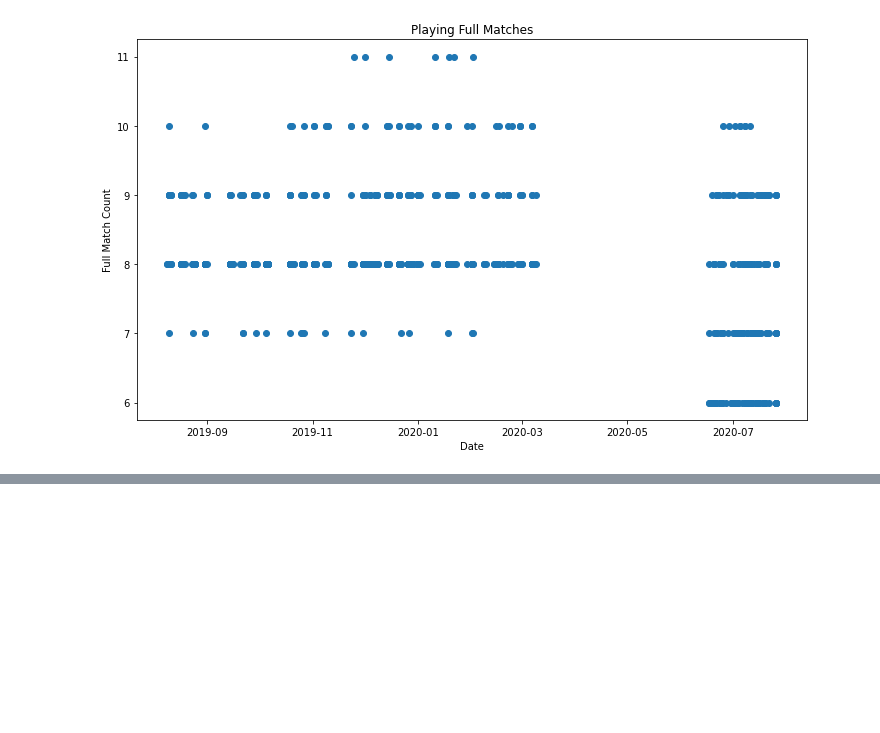
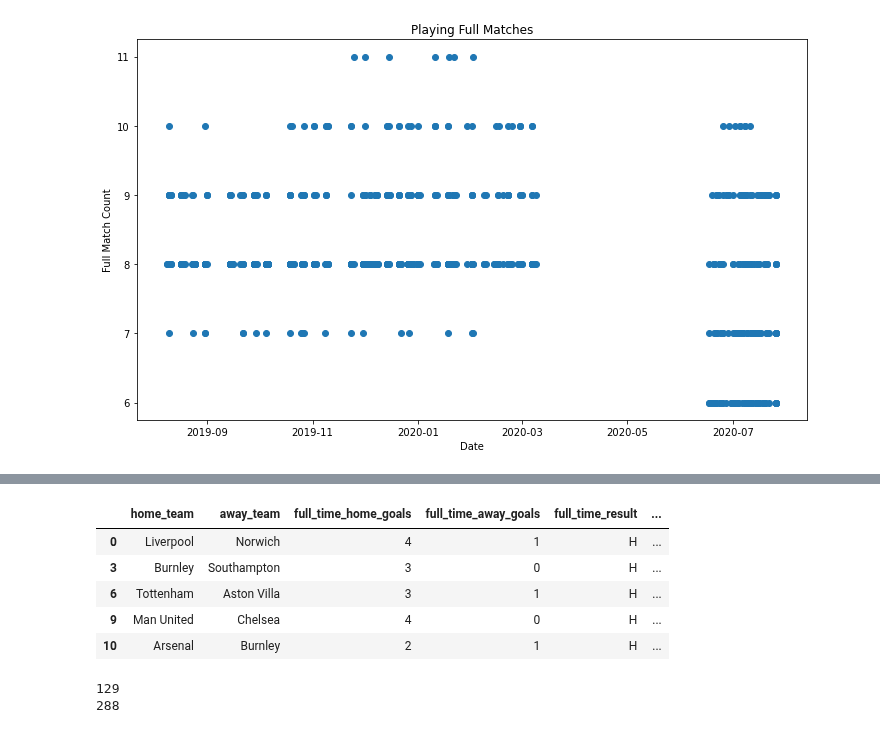
Before and after one commit to CharlesPeterMcCarthy/english-premier-league-2019-2020-statistical-analysis, a Jupyter notebook: epl-2019-2020.ipynb, the cells around one changed output, grey strips where cells are left out. Saved outputs shown, nothing was run; the diff lists cells and outputs as text; code cells hidden in the pictures; blank space fills up the shorter version.

```diff
--- a/epl-2019-2020.ipynb
+++ b/epl-2019-2020.ipynb
@@ -1262,0 +1365,18 @@ plt.show();
+# %%
+pre_covid_home_win_matches = home_win_matches[home_win_matches.date < covid_break_date]
+post_covid_home_win_matches = home_win_matches[home_win_matches.date > covid_break_date]
+# %%
+pre_covid_home_win_matches.head()
+# %% [output]
+|  | home_team | away_team | full_time_home_goals | full_time_away_goals | full_time_result | ... |
+| 0 | Liverpool | Norwich | 4 | 1 | H | ... |
+| 3 | Burnley | Southampton | 3 | 0 | H | ... |
+| 6 | Tottenham | Aston Villa | 3 | 1 | H | ... |
+| 9 | Man United | Chelsea | 4 | 0 | H | ... |
+| 10 | Arsenal | Burnley | 2 | 1 | H | ... |
+# %%
+print(len(pre_covid_home_win_matches))
+print(len(pre_covid_matches))
+# %% [output]
+129
+288
```
Also changed, not shown: parts of 19 cells of this notebook.
